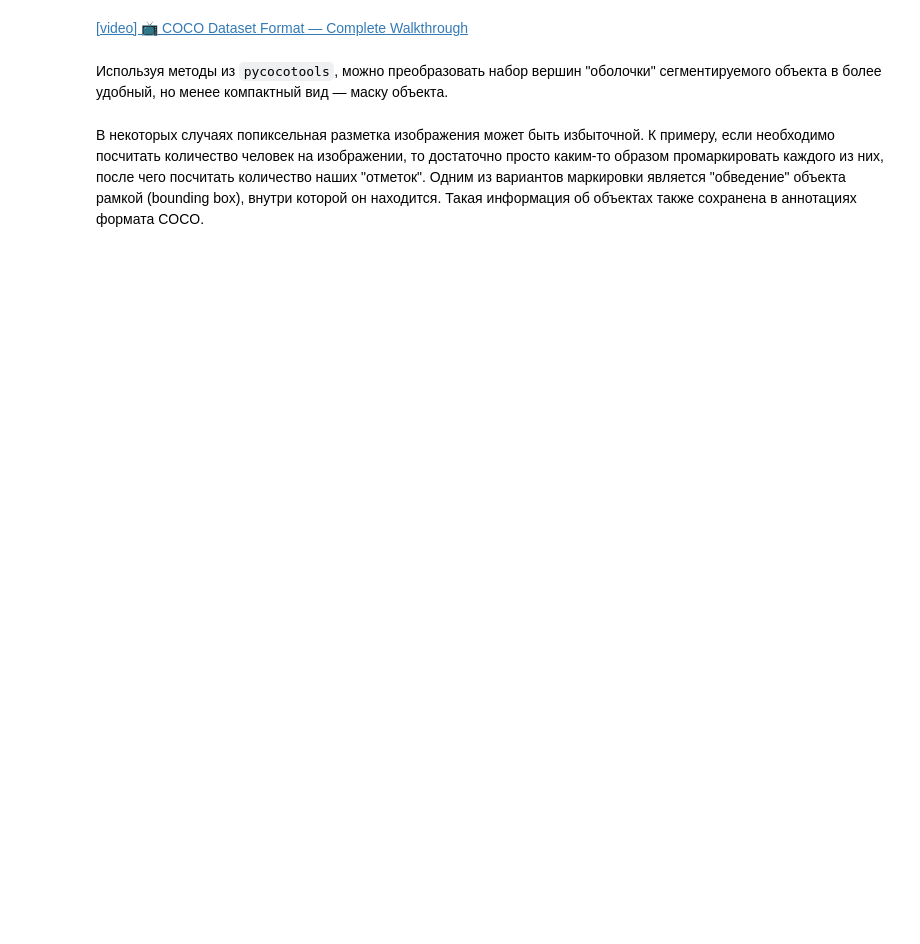
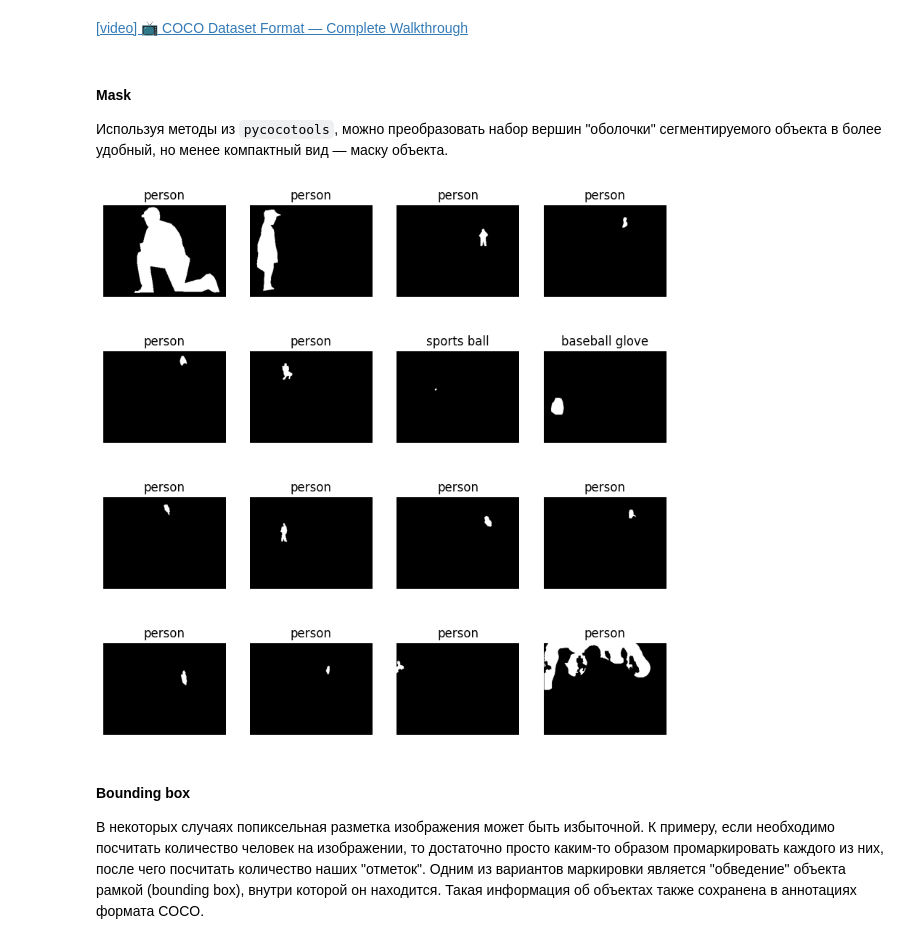
Before and after one commit to Gan4x4/cv, a Jupyter notebook: Segmentation/COCO_dataset.ipynb, the cells around one changed output. Cells and saved outputs as stored; diff of their text form; code cells hidden in the pictures; blank space fills up the shorter version.

```diff
--- a/Segmentation/COCO_dataset.ipynb
+++ b/Segmentation/COCO_dataset.ipynb
@@ -149,29 +223,34 @@ plt.show()
 # %% [markdown]
 [[video] 📺 COCO Dataset Format — Complete Walkthrough](https://www.youtube.com/watch?v=h6s61a_pqfM)
 # %% [markdown]
+#### Mask
+
 Используя методы из `pycocotools`, можно  преобразовать набор вершин "оболочки" сегментируемого объекта в более удобный, но менее компактный вид — маску объекта.
 # %%
 import numpy as np
 
 annIds = coco.getAnnIds(imgIds=[448263])
 anns = coco.loadAnns(annIds)
-msk = np.zeros(seg["size"])
+msk = np.zeros(I.size)
 
 fig, ax = plt.subplots(nrows=4, ncols=4, figsize=(10, 10))
 
 
 i = 0
 for row in range(4):
     for col in range(4):
         ann = anns[i]
-        msk = coco.annToMask(ann)
+        msk = coco.annToMask(ann) # poly -> binary mask
         ax[row, col].imshow(msk, cmap="gray")
         ax[row, col].set_title(num2cat[anns[i]["category_id"]])
         ax[row, col].axis("off")
         i += 1
 
 plt.show()
+# %% [output]
+[figure, added]
 # %% [markdown]
+#### Bounding box
 В некоторых случаях попиксельная разметка изображения может быть избыточной. К примеру, если необходимо посчитать количество человек на изображении, то достаточно просто каким-то образом промаркировать каждого из них, после чего посчитать количество наших "отметок". Одним из вариантов маркировки является "обведение" объекта рамкой (bounding box), внутри которой он находится. Такая информация об объектах также сохранена в аннотациях формата COCO.
 # %%
 from PIL import ImageDraw
```
Also changed, not shown: parts of 20 cells of this notebook, 1 other file.
